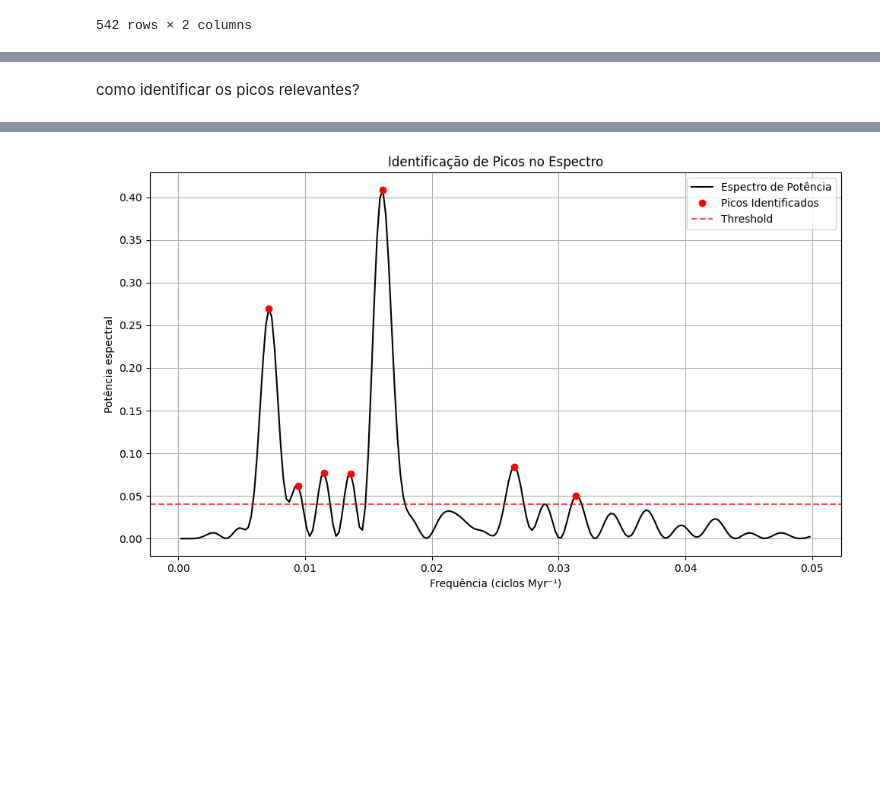
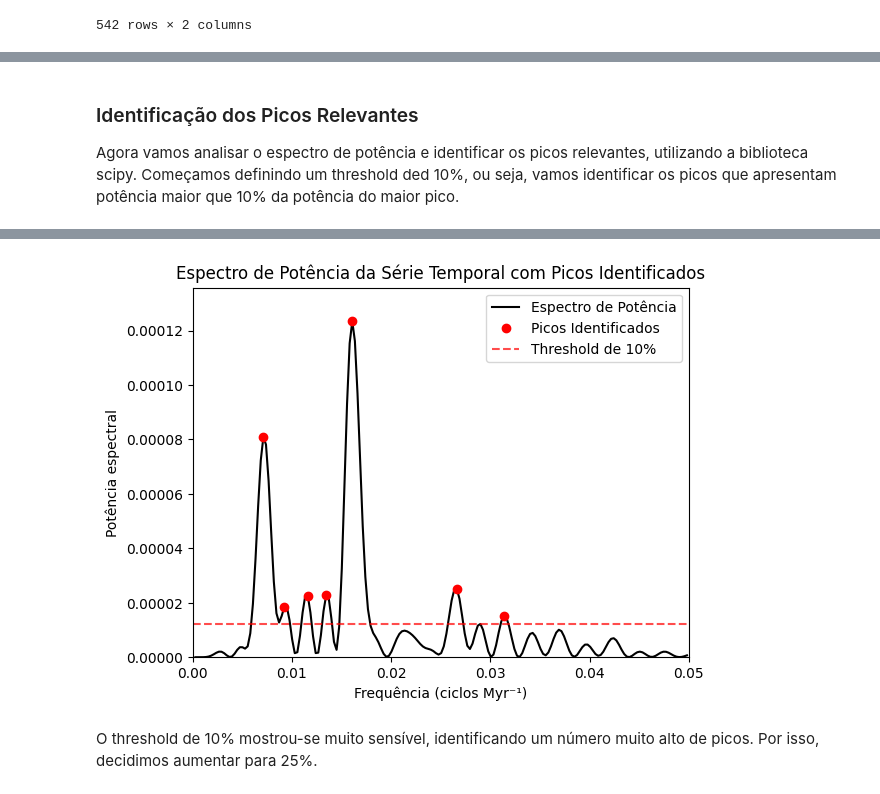
Before and after one commit to lucaanasser/Detectando-e-Interpretando-Sinais-Periodicos-em-Series-Temporais-Paleobiologicas, a Jupyter notebook: ep1.ipynb, the cells around one changed output, grey strips where cells are left out. Saved outputs shown, nothing was run; the diff lists cells and outputs as text; code cells hidden in the pictures; blank space fills up the shorter version.

```diff
--- a/ep1.ipynb
+++ b/ep1.ipynb
@@ -130,0 +179,20 @@ plt.show()
+# %%
+# Cálculo do espectro de potência com padding para maior resolução
+def calcular_espectro_refinado(series, pad=1):
+    N = len(series)
+    N_pad = pad * N
+    series_padded = np.pad(series, (0, N_pad - N), 'constant')
+    return calcular_espectro(series_padded)
+
+# Aplicando a transformada de Fourier aos resíduos
+freqs_ref, pots_ref = calcular_espectro_refinado(residuals, pad=7)
+
+# Plotando o espectro de potência refinado
+fig, ax = plt.subplots()
+ax.plot(freqs_ref, pots_ref, color='black')
+ax.set(xlabel='Frequência (ciclos Myr⁻¹)', ylabel=('Potência espectral'),
+       title='Espectro de Potência da Série Temporal Refinado')
+
+# Salvando e exibindo o gráfico
+plt.savefig(str(RESULTS_PATH / "etapa3_espectro_potencia_refinado.png"), dpi=300, bbox_inches="tight")
+plt.show()
@@ -131,34 +201,39 @@ plt.show()
 # %% [markdown]
-como identificar os picos relevantes?
+### Identificação dos Picos Relevantes
+Agora vamos analisar o espectro de potência e identificar os picos relevantes, utilizando a biblioteca scipy. Começamos definindo um threshold ded 10%, ou seja, vamos identificar os picos que apresentam potência maior que 10% da potência do maior pico.
 # %%
-import numpy as np
-import matplotlib.pyplot as plt
-from scipy.signal import find_peaks
+def identificar_picos(freqs, pots, threshold_frac=0.1):
+    # Identificando picos no espectro de potência
+    threshold = np.max(pots) * threshold_frac
+    min_distance = len(freqs) // 50  # distância mínima entre picos
+    picos, properties = find_peaks(pots, height=threshold, distance=min_distance)
 
-# Para identificar frequências relevantes, detectar picos únicos:
-threshold = np.max(pot_real) * 0.1  # 10% do máximo
-height = threshold  # altura mínima do pico
-distance = len(freqs_real) // 50  # distância mínima entre picos (ajuste conforme necessário)
+    # Exibindo os picos identificados
+    print(f"Número de picos identificados (threshold de 10%): {len(picos)}")
+    for i in picos:
+        periodo = 1/freqs_ref[i]
+        potencia = pots_ref[i]
+        print(f"Período: {periodo:.2f} Myr - Potência: {potencia:.6f}")
 
-# Encontrar picos únicos
-picos, properties = find_peaks(pot_real, height=height, distance=distance)
+    return picos, properties, threshold
 
-print("Frequências relevantes (picos únicos > 10% do máximo):")
-for i in picos:
-    periodo = 1/freqs_real[i]
-    potencia = pot_real[i]
-    print(f"Período: {periodo:.2f} Myr - Frequência: {freqs_real[i]:.4f} ciclos/Myr - Potência: {potencia:.4f}")
+# Uso da função para identificar picos
+picos, properties, threshold = identificar_picos(freqs_ref, pots_ref, threshold_frac=0.1)
+
 
 # Plot para visualizar os picos identificados
-plt.figure(figsize=(10, 6))
-plt.plot(freqs_real, pot_real, label='Espectro de Potência', color='black')
-plt.plot(freqs_real[picos], pot_real[picos], 'ro', label='Picos Identificados')
-plt.axhline(y=threshold, color='r', linestyle='--', alpha=0.7, label='Threshold')
-plt.xlabel('Frequência (ciclos Myr⁻¹)')
-plt.ylabel('Potência espectral')
-plt.title('Identificação de Picos no Espectro')
-plt.legend()
-plt.grid(True)
-plt.tight_layout()
+fig, ax = plt.subplots()
+ax.plot(freqs_ref, pots_ref, label='Espectro de Potência', color='black')
+ax.plot(freqs_ref[picos], pots_ref[picos], 'ro', label='Picos Identificados')
+ax.axhline(y=threshold, color='r', linestyle='--', alpha=0.7, label='Threshold de 10%')
+ax.set(xlim=(0, 0.05), ylim=(0, np.max(pots_ref) * 1.1),
+       xticks=np.arange(0, 0.06, 0.01),
+       yticks=np.arange(0, np.max(pots_ref) * 1.1, 0.00002),
+       xlabel='Frequência (ciclos Myr⁻¹)', ylabel='Potência espectral',
+       title='Espectro de Potência da Série Temporal com Picos Identificados')
+ax.legend()
+
+# Salvando e exibindo o gráfico
+plt.savefig(str(RESULTS_PATH / "etapa3_espectro_com_picos_threshold_10.png"), dpi=300, bbox_inches="tight")
 plt.show()
 # %% [output]
@@ -173,2 +248,4 @@ Período: 31.88 Myr - Frequência: 0.0314 ciclos/Myr - Potência: 0.0503
-[figure, old version]
+[figure, new version]
+# %% [markdown]
+O threshold de 10% mostrou-se muito sensível, identificando um número muito alto de picos. Por isso, decidimos aumentar para 25%.
 # %%
```
Also changed, not shown: parts of 27 cells of this notebook, 9 other files.
